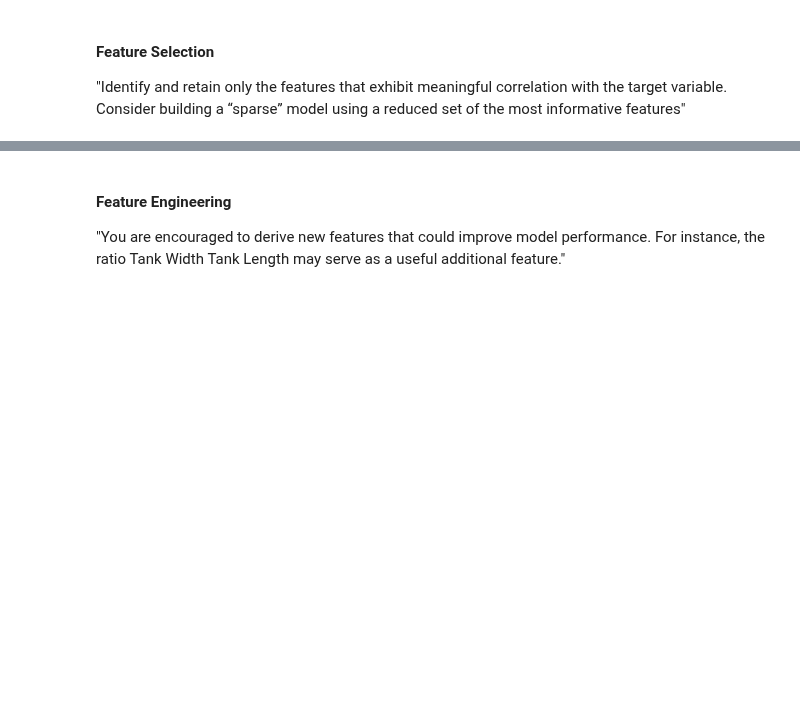
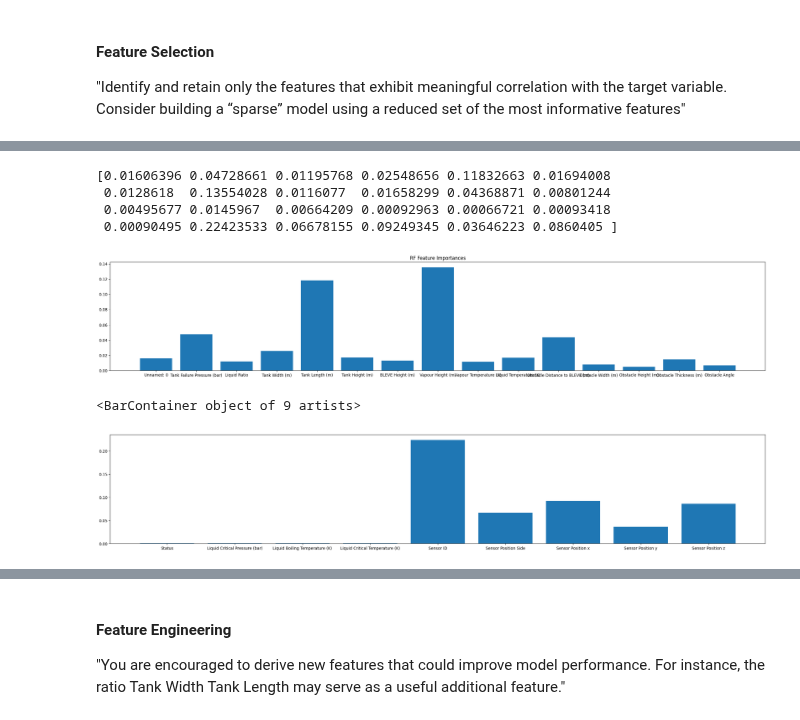
Before and after one commit to ljrn8/quick-notebooks, a Jupyter notebook: ML_Assignment_1.ipynb, the cells around one changed output, grey strips where cells are left out. Drawn from its saved outputs; the diff is of its cells as text; code cells hidden in the pictures; blank space fills up the shorter version.

```diff
--- a/ML_Assignment_1.ipynb
+++ b/ML_Assignment_1.ipynb
@@ -255,0 +276,29 @@ set of the most informative features"
+# %%
+from sklearn.ensemble import RandomForestRegressor
+
+# use a random forest to capture feature importances
+rf = RandomForestRegressor()
+X = train_processed.drop('Target Pressure (bar)', axis=1)
+y = train_processed['Target Pressure (bar)']
+X['Status'] = X['Status'].map({"superheated": 0, "subcooled": 1})
+
+rf.fit(X, y)
+importances = rf.feature_importances_
+print(importances)
+# %% [output]
+[0.01606396 0.04728661 0.01195768 0.02548656 0.11832663 0.01694008
+ 0.0128618  0.13554028 0.0116077  0.01658299 0.04368871 0.00801244
+ 0.00495677 0.0145967  0.00664209 0.00092963 0.00066721 0.00093418
+ 0.00090495 0.22423533 0.06678155 0.09249345 0.03646223 0.0860405 ]
+# %%
+plt.figure(figsize=(30, 5))
+plt.bar(X.columns[:15], importances[:15])
+plt.title('RF Feature Importances')
+plt.show()
+
+plt.figure(figsize=(30, 5))
+plt.bar(X.columns[15:], importances[15:])
+# %% [output]
+[figure, added]
+<BarContainer object of 9 artists>
+[figure, added]
```
Also changed, not shown: parts of 39 cells of this notebook.
